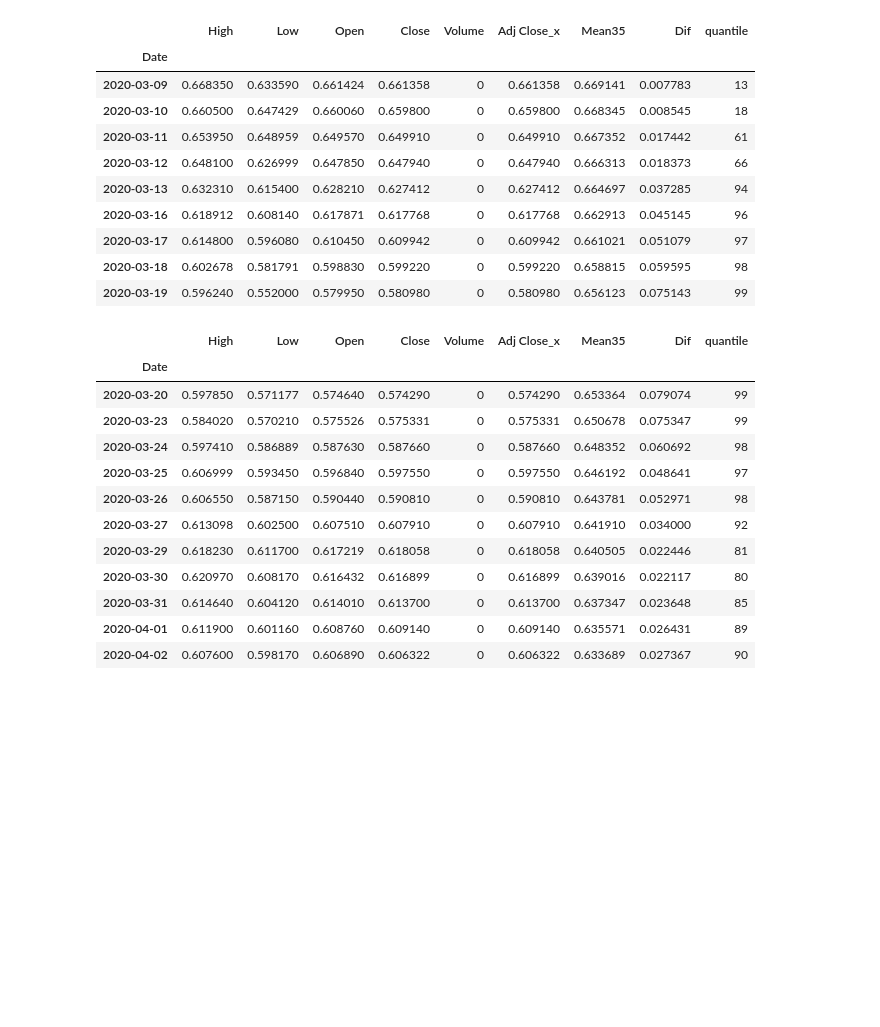
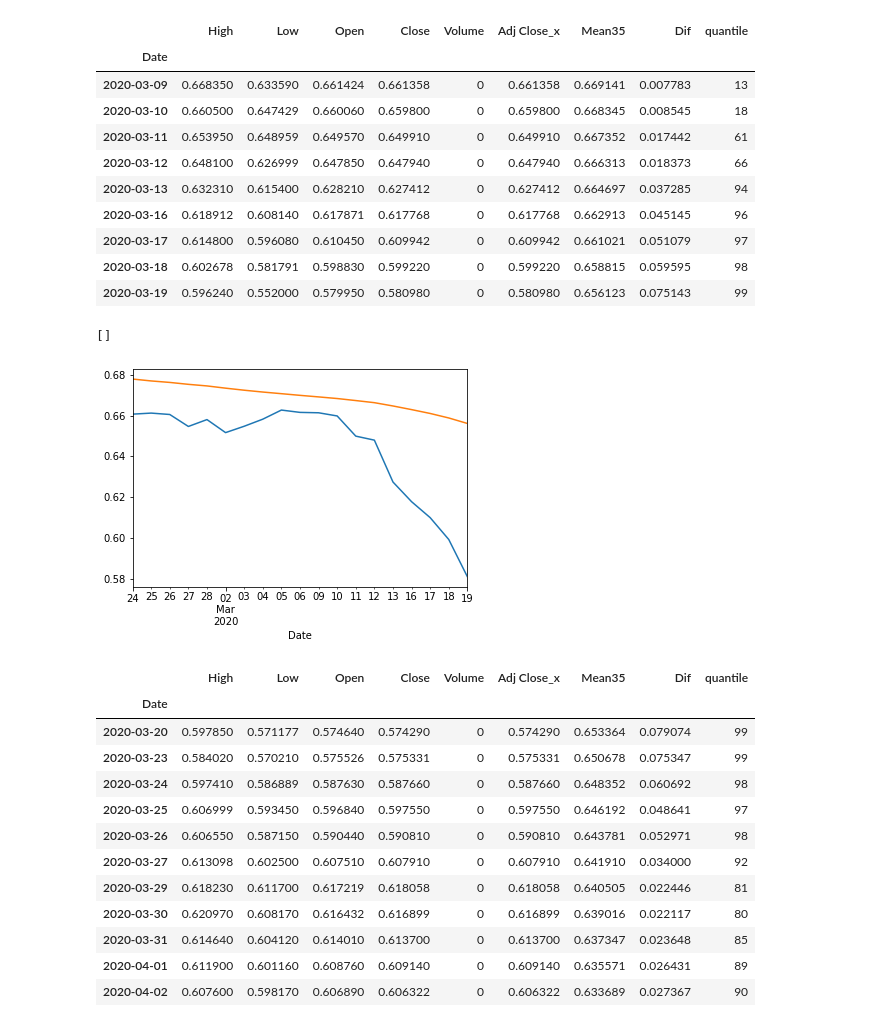
Before and after one commit to tutalae/practice-for-analysing-and-predict-the-price-of-crypto-currency, a Jupyter notebook: Price_Check.ipynb, the cells around one changed output. Drawn from its saved outputs; the diff is of its cells as text; code cells hidden in the pictures; blank space fills up the shorter version.

```diff
--- a/Price_Check.ipynb
+++ b/Price_Check.ipynb
@@ -313,6 +390,15 @@ df_sorted.loc["2020-03-8":"2020-03-19"]
 | 2020-03-17 | 0.614800 | 0.596080 | 0.610450 | 0.609942 | 0 | 0.609942 | 0.661021 | 0.051079 | 97 |
 | 2020-03-18 | 0.602678 | 0.581791 | 0.598830 | 0.599220 | 0 | 0.599220 | 0.658815 | 0.059595 | 98 |
 | 2020-03-19 | 0.596240 | 0.552000 | 0.579950 | 0.580980 | 0 | 0.580980 | 0.656123 | 0.075143 | 99 |
+# %%
+df_before = df_sorted.loc["2020-02-24":"2020-03-19"]
+df_before['Adj Close_x'].plot()
+df_before['Mean35'].plot()
+
+plt.plot()
+# %% [output]
+[]
+[figure, added]
 # %%
 # 10 days After event
 df_sorted.loc["2020-03-20":"2020-04-2"]
```
Also changed, not shown: parts of 22 cells of this notebook.
